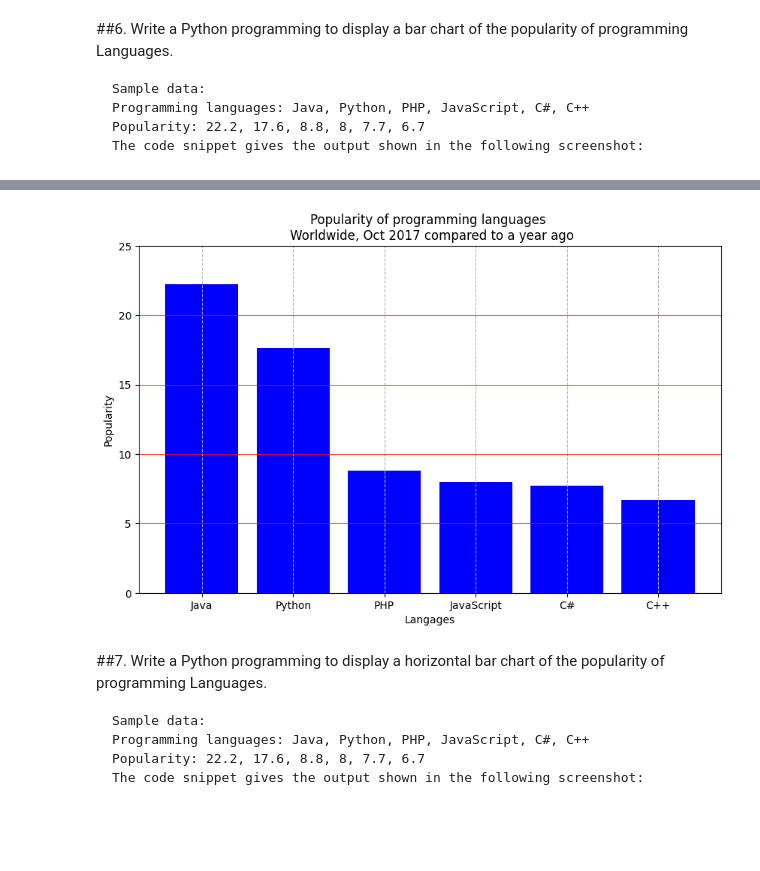
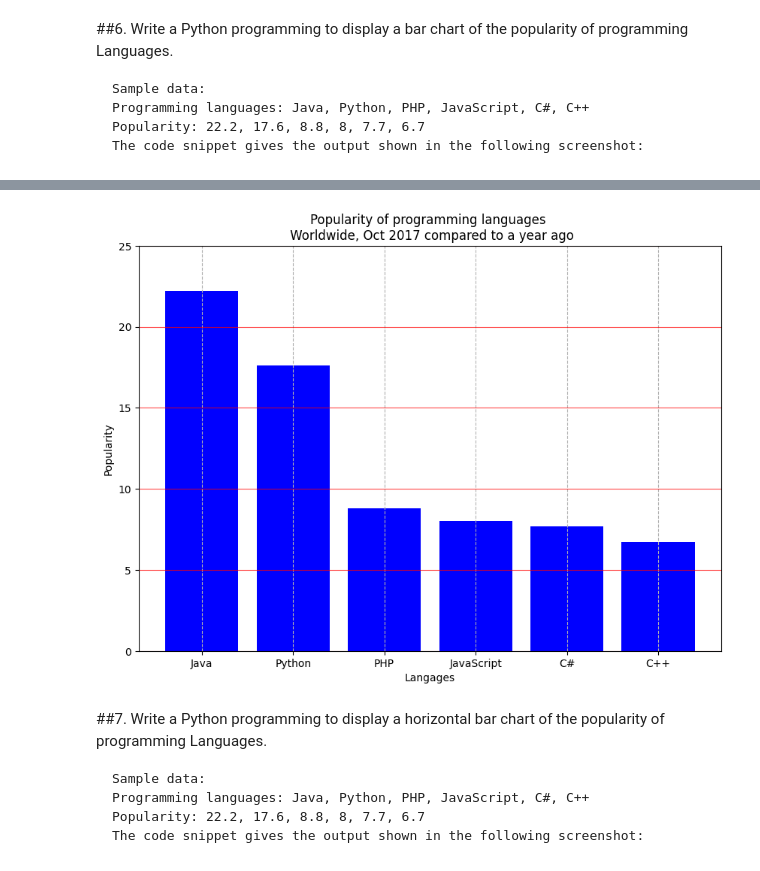
Before and after one commit to thomasanna/python-entri, a Jupyter notebook: Task_8.ipynb, the cells around one changed output, grey strips where cells are left out. Cells and saved outputs as stored; diff of their text form; code cells hidden in the pictures; blank space fills up the shorter version.

````diff
--- a/Task_8.ipynb
+++ b/Task_8.ipynb
@@ -132,24 +133,25 @@ The code snippet gives the output shown in the following screenshot:
 # %%
 import matplotlib.pyplot as plt
 from matplotlib.ticker import MultipleLocator
+import numpy as np
 languages = ['Java', 'Python', 'PHP', 'JavaScript', 'C#', 'C++']
 popularity = [22.2, 17.6, 8.8, 8, 7.7, 6.7]
-plt.figure(figsize=(10, 6),dpi = 100)
+plt.figure(figsize=(10, 7),dpi = 100)
 plt.bar(languages,popularity,color="blue")
 
 plt.yticks(np.arange(0, 30, 5))
-plt.grid(axis='x', linestyle='--')
-plt.grid(axis='y', linestyle='-', alpha=0.7 ,color='r') #alpha=0.7: Sets the transparency of the grid lines.
+plt.grid(axis='x', linestyle='--',fillstyle = 'full')
+plt.grid(axis='y', linestyle='-', alpha=0.7 ,color='r',fillstyle = 'full') #alpha=0.7: Sets the transparency of the grid lines.
 #plt.gca().xaxis.set_major_locator(MultipleLocator(0.2))  # Set grid distance to 0.2 on the x-axis
 #plt.gca().xaxis.set_major_locator(plt.MultipleLocator(2))  # Set grid distance to 5 on the y-axis
 plt.xlabel('Langages')
 plt.ylabel('Popularity')
 
 
 plt.title('Popularity of programming languages \n Worldwide, Oct 2017 compared to a year ago')
 plt.show()
 # %% [output]
-[figure, old version]
+[figure, new version]
 # %% [markdown]
 ##7.  Write a Python programming to display a horizontal bar chart of the popularity of programming Languages.
 ```
````
Also changed, not shown: parts of 12 cells of this notebook, 1 other file.
